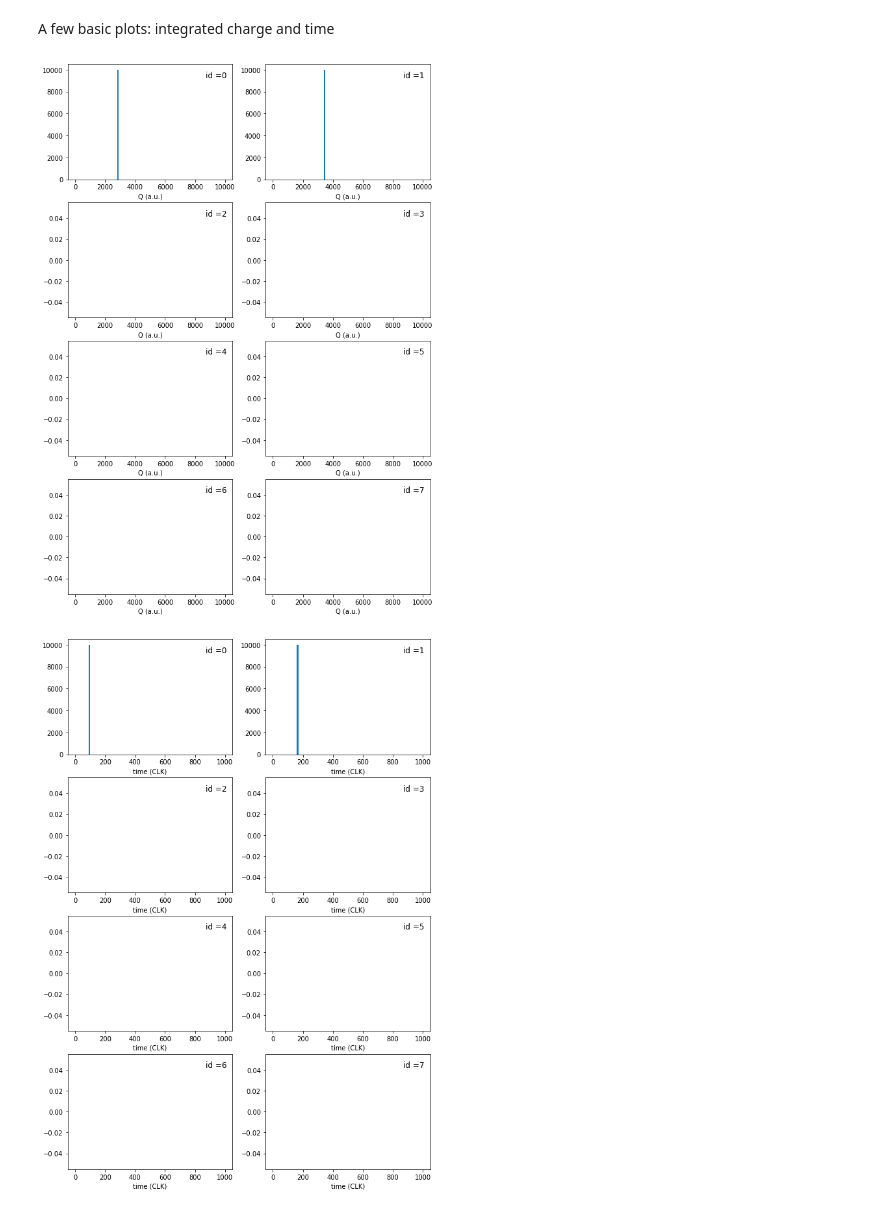
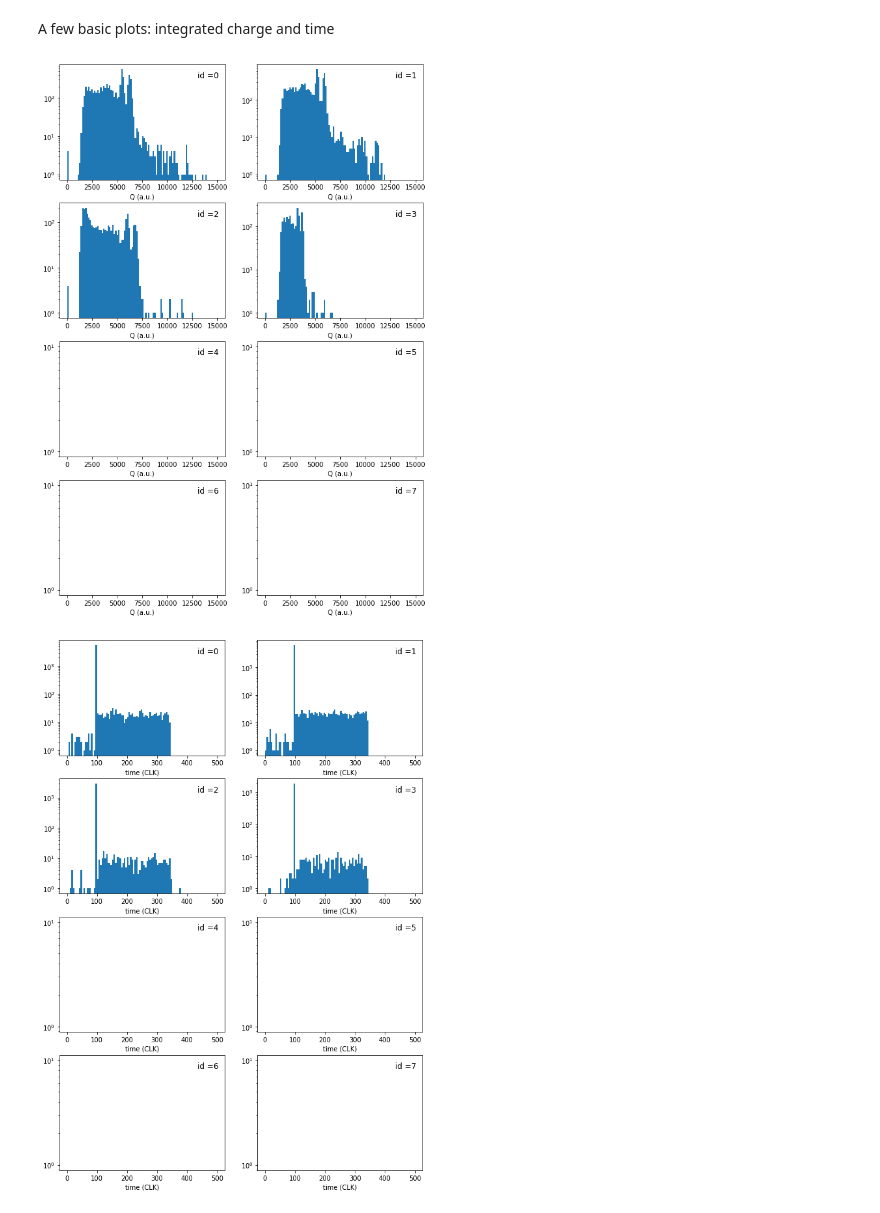
Before and after one commit to acolijn/DT5550_DAQ, a Jupyter notebook: analysis/decode_example.ipynb, the cells around one changed output. Drawn from its saved outputs; the diff is of its cells as text; code cells hidden in the pictures.

```diff
--- a/analysis/decode_example.ipynb
+++ b/analysis/decode_example.ipynb
@@ -17,3 +15,6 @@ filename = '../daq/ReadoutClient/test_new.data'
+# %%
+#filename = '../daq/ReadoutClient/co60_tmode0_100k.raw'
+filename = '../daq/ReadoutClient/real_data_10k.raw'
 # %% [markdown]
 Open a datafile and read the data
 # %%
@@ -39,10 +61,10 @@ Processing done
 # %% [markdown]
 A few basic plots: integrated charge and time
 # %%
-io.plot_all(type="charge",range=(0,10000))
+io.plot_all(type="charge",range=(0,15000),logy=True)
 # %% [output]
-[figure, old version]
+[figure, new version]
 # %%
-io.plot_all(type="time",range=(0,1000))
+io.plot_all(type="time",range=(0,500),logy=True)
 # %% [output]
-[figure, old version]
+[figure, new version]
```
Also changed, not shown: parts of 4 cells of this notebook, 4 other files.
